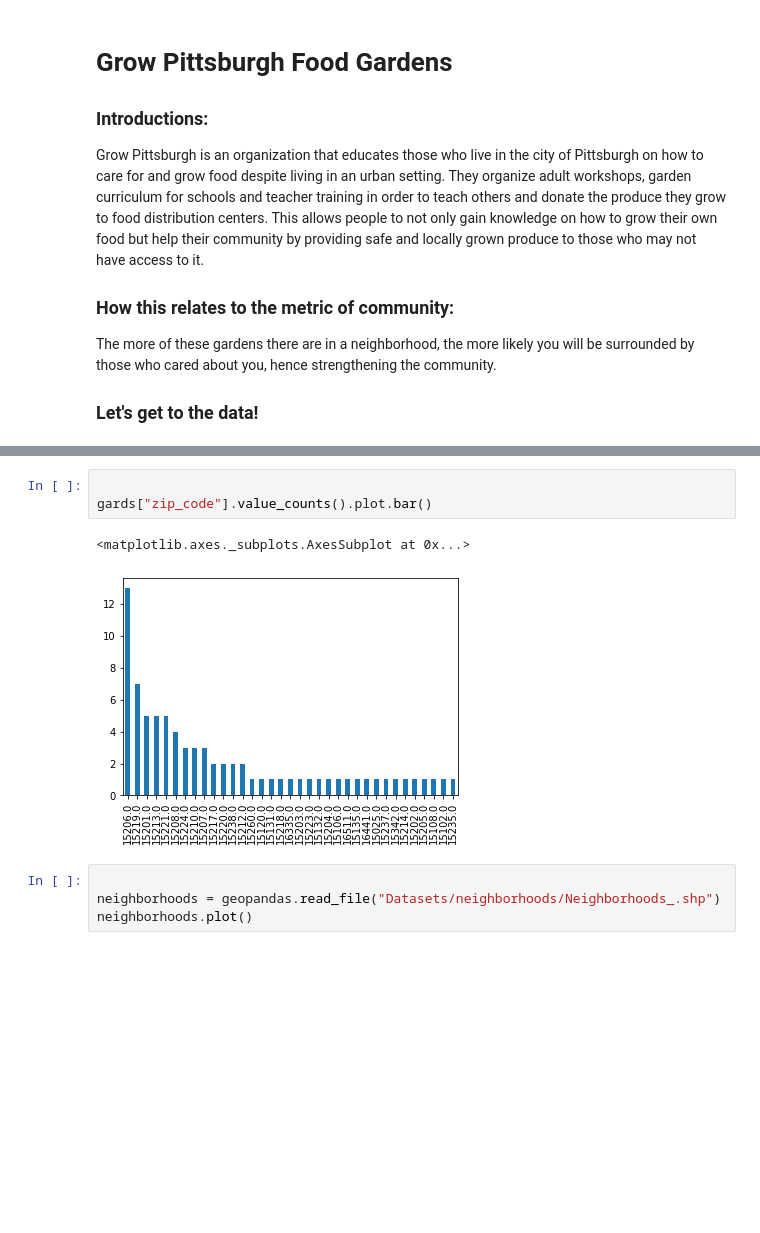
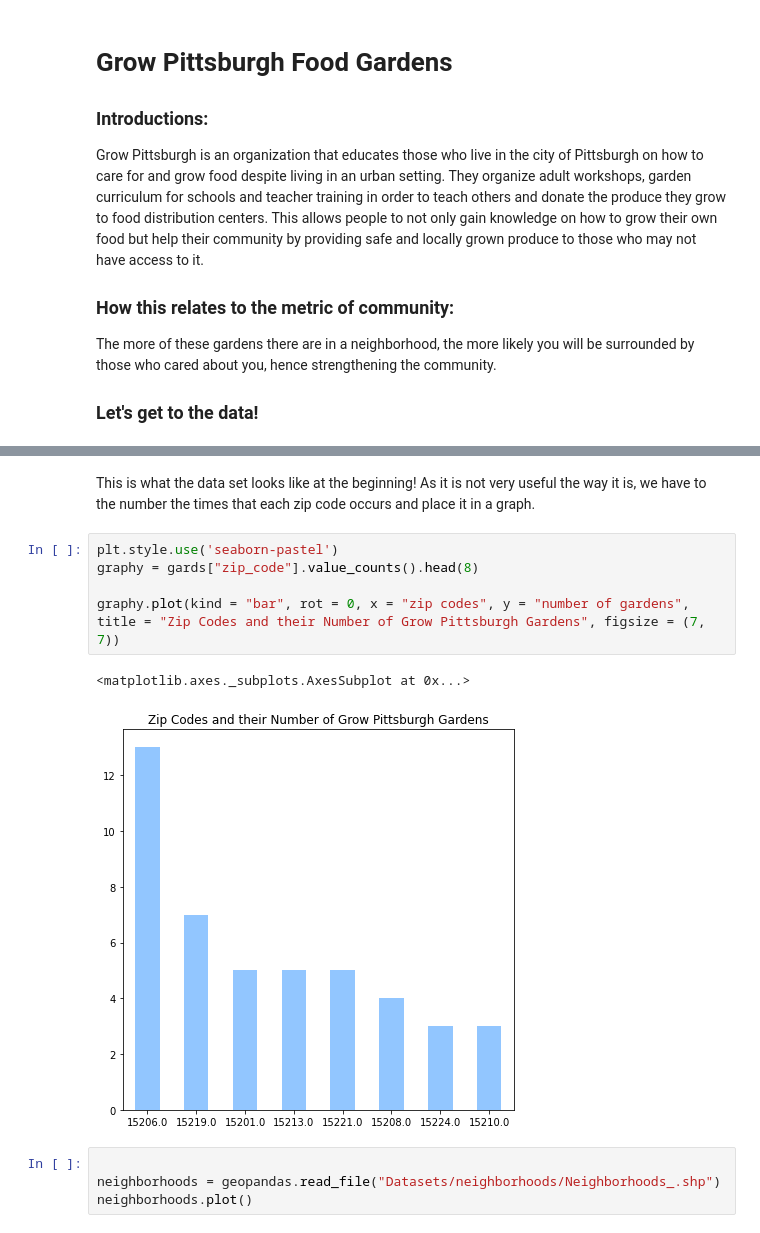
Before and after one commit to riv1ere/Final-Project, a Jupyter notebook: gardens.ipynb, the cells around one changed output, grey strips where cells are left out. Saved outputs shown, nothing was run; the diff lists cells and outputs as text; blank space fills up the shorter version.

```diff
--- a/gardens.ipynb
+++ b/gardens.ipynb
@@ -31,12 +31,16 @@ gards.head(10)
 | 7 | 8 | South Oakland Community Orchard | 592 | other | https://www.growpittsburgh.org/di... | 3213 Parkview Avenue | Pittsburgh | Pennsylvania | 15213.0 | ... |
 | 8 | 9 | Thelma Lovette YMCA Garden | 593 | other | https://www.growpittsburgh.org/di... | 2114 Centre Avenue | Pittsburgh | Pennsylvania | 15219.0 | ... |
 | 9 | 10 | Wiggins Garden | 594 | other | https://www.growpittsburgh.org/di... | Near 3026 Wiggins Street | Pittsburgh | Pennsylvania | 15219.0 | ... |
-# %%
-
-gards["zip_code"].value_counts().plot.bar()
-# %% [output]
-<matplotlib.axes._subplots.AxesSubplot at 0x...>
-[figure, removed]
+# %% [markdown]
+This is what the data set looks like at the beginning! As it is not very useful the way it is, we have to the number the times that each zip code occurs and place it in a graph.
+# %%
+plt.style.use('seaborn-pastel')
+graphy = gards["zip_code"].value_counts().head(8)
+
+graphy.plot(kind = "bar", rot = 0, x = "zip codes", y = "number of gardens", title = "Zip Codes and their Number of Grow Pittsburgh Gardens", figsize = (7, 7))
+# %% [output]
+<matplotlib.axes._subplots.AxesSubplot at 0x...>
+[figure, added]
 # %%
 
 neighborhoods = geopandas.read_file("Datasets/neighborhoods/Neighborhoods_.shp")
```
Also changed, not shown: parts of 2 cells of this notebook.
